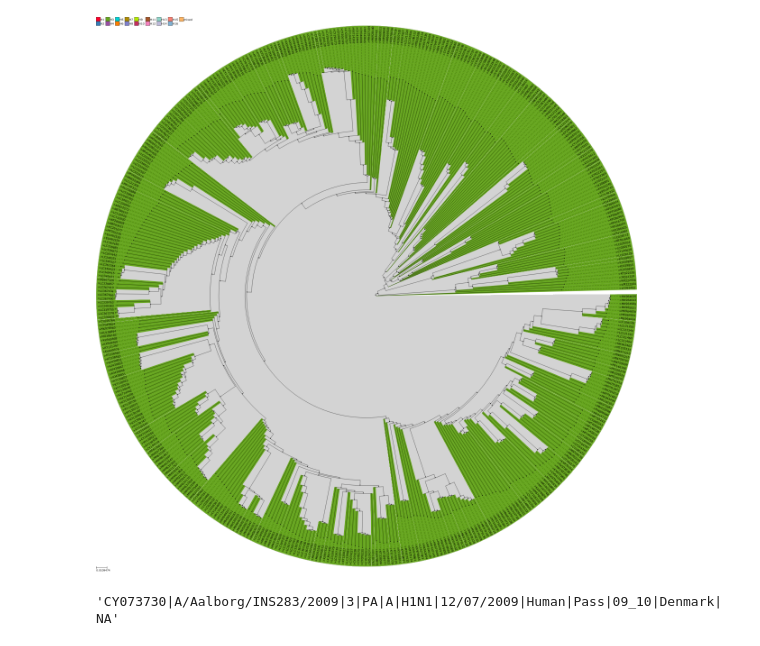
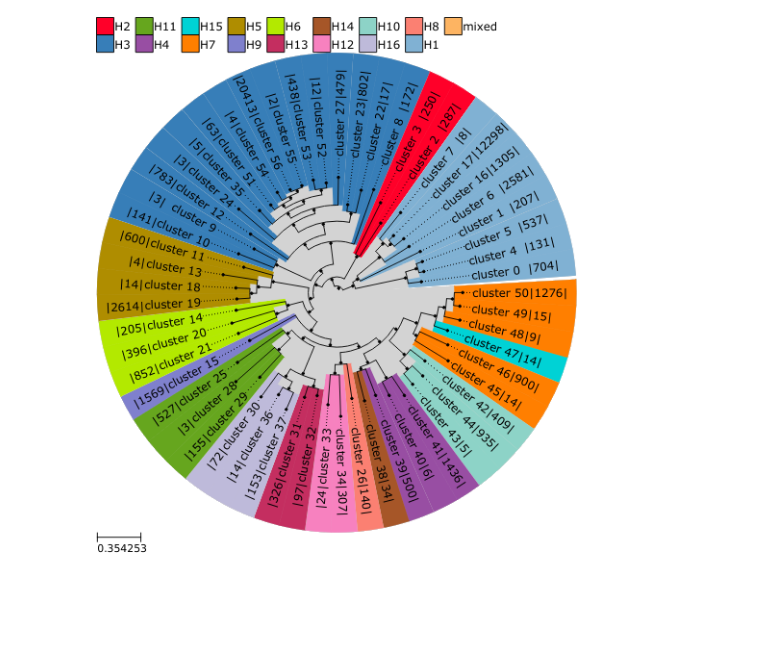
Before and after one commit to ahenoch/FluClust, a Jupyter notebook: Tree.ipynb, the cells around one changed output. Drawn from its saved outputs; the diff is of its cells as text; code cells hidden in the pictures; blank space fills up the shorter version.

Commit message:
changed tree back to version without X fucking choices that are completely irrelevant

```diff
--- a/Tree.ipynb
+++ b/Tree.ipynb
@@ -262,7 +199,7 @@ frameclust[['H', 'N']] = frameclust.groupby(by = ['segment', 'cluster'])[['H', '
 # %%
 exclude = [i for i, line in enumerate(open('A.fasta')) if not line.startswith('>')]
 framemeta = pd.read_csv('A.fasta', skiprows = exclude, sep = '|', na_filter = False, header = None)
-framemeta.columns = ['accession', 'strain', 'segment', 'protein', 'genus', 'subtype', 'date', 'host', 'curation', 'season', 'country', 'america']
+framemeta.columns = ['accession', 'strain', 'segment', 'protein', 'genus', 'subtype', 'date', 'host', 'curation']
 framemeta[['month', 'day', 'year']] = framemeta['date'].apply(lambda x : x if len(re.findall('/', x)) == 2 else (x.split('/')[0] + '/NA/' + x.split('/')[1] if len(re.findall('/', x)) == 1 else 'NA/NA/' + x)).str.split('/', expand=True)
 framemeta['year'] = framemeta['year'].apply(lambda x: x if not x.startswith('00') else '20' + x[2:])
 framemeta.set_index(keys = 'accession', inplace = True)
@@ -302,4 +227,0 @@ tree, ts = getTree(framelink, frameclust, framemeta, feature = ['H', 'hostsel',
-# %%
-tree.render(file_name = '%%inline', tree_style = ts, w=1200)
-# %% [output]
-[figure, removed]
@@ -330,4 +228,5 @@ x = SeqIO.parse("A.fasta","fasta")
-# %%
-next(x).id
-# %% [output]
-'CY073730|A/Aalborg/INS283/2009|3|PA|A|H1N1|12/07/2009|Human|Pass|09_10|Denmark|NA'
+# %%
+tree, ts = getTree(framelink, frameclust, framemeta, feature = 'H', rownumber = 2, segment = 4, prune = True, treshold = 1.0)
+tree.render(file_name = '%%inline', tree_style = ts, w=500)
+# %% [output]
+[figure, added]
```
Also changed, not shown: parts of 11 cells of this notebook, 4 other files.
